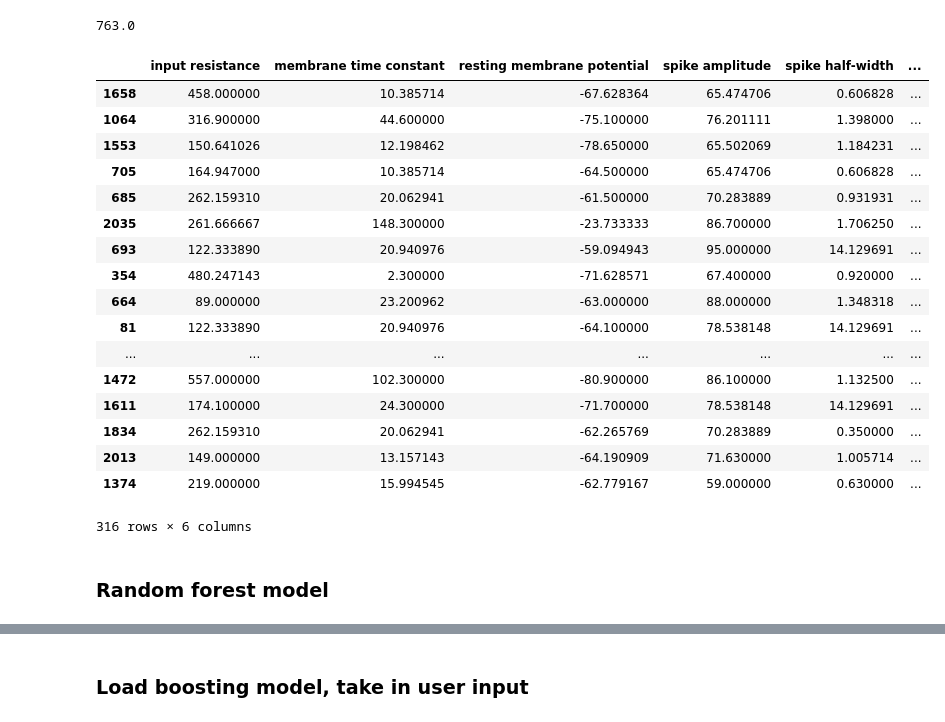
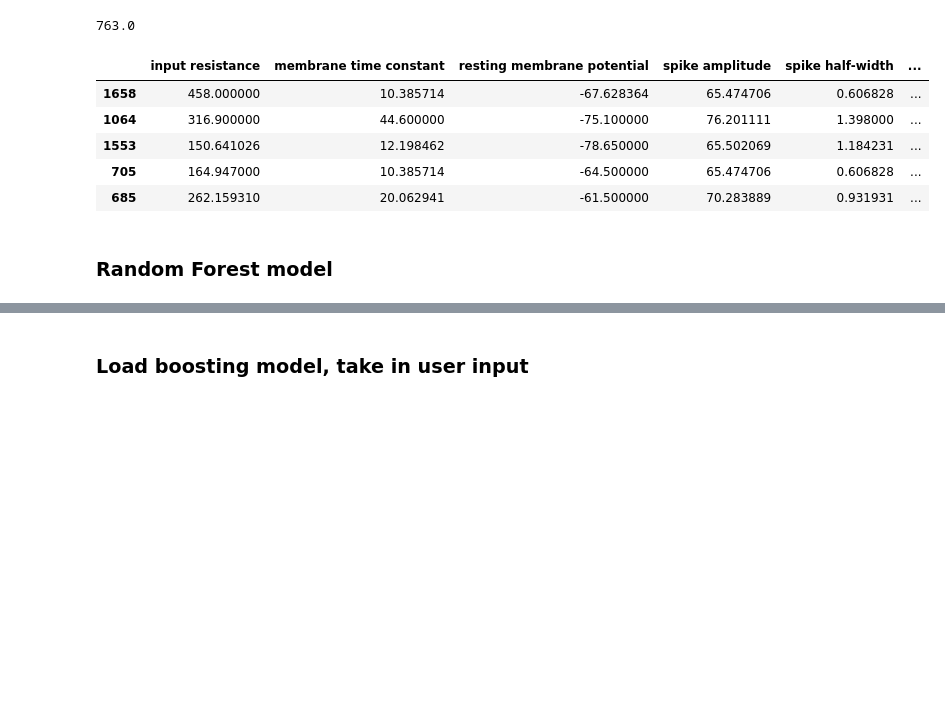
Before and after one commit to alexw858/Neuron-Predictor, a Jupyter notebook: Alex/machine_learning3.ipynb, the cells around one changed output, grey strips where cells are left out. Cells and saved outputs as stored; diff of their text form; code cells hidden in the pictures; blank space fills up the shorter version.

```diff
--- a/Alex/machine_learning3.ipynb
+++ b/Alex/machine_learning3.ipynb
@@ -187,26 +151,14 @@ mean_clean["spike threshold"].max()
 # %% [output]
 763.0
 # %%
-x_test
+x_test.head()
 # %% [output]
 |  | input resistance | membrane time constant | resting membrane potential | spike amplitude | spike half-width | ... |
 | 1658 | 458.000000 | 10.385714 | -67.628364 | 65.474706 | 0.606828 | ... |
 | 1064 | 316.900000 | 44.600000 | -75.100000 | 76.201111 | 1.398000 | ... |
 | 1553 | 150.641026 | 12.198462 | -78.650000 | 65.502069 | 1.184231 | ... |
 | 705 | 164.947000 | 10.385714 | -64.500000 | 65.474706 | 0.606828 | ... |
 | 685 | 262.159310 | 20.062941 | -61.500000 | 70.283889 | 0.931931 | ... |
-| 2035 | 261.666667 | 148.300000 | -23.733333 | 86.700000 | 1.706250 | ... |
-| 693 | 122.333890 | 20.940976 | -59.094943 | 95.000000 | 14.129691 | ... |
-| 354 | 480.247143 | 2.300000 | -71.628571 | 67.400000 | 0.920000 | ... |
-| 664 | 89.000000 | 23.200962 | -63.000000 | 88.000000 | 1.348318 | ... |
-| 81 | 122.333890 | 20.940976 | -64.100000 | 78.538148 | 14.129691 | ... |
-| ... | ... | ... | ... | ... | ... | ... |
-| 1472 | 557.000000 | 102.300000 | -80.900000 | 86.100000 | 1.132500 | ... |
-| 1611 | 174.100000 | 24.300000 | -71.700000 | 78.538148 | 14.129691 | ... |
-| 1834 | 262.159310 | 20.062941 | -62.265769 | 70.283889 | 0.350000 | ... |
-| 2013 | 149.000000 | 13.157143 | -64.190909 | 71.630000 | 1.005714 | ... |
-| 1374 | 219.000000 | 15.994545 | -62.779167 | 59.000000 | 0.630000 | ... |
-316 rows × 6 columns
 # %% [markdown]
-### Random forest model
+### Random Forest model
 # %%
```
Also changed, not shown: parts of 40 cells of this notebook.
